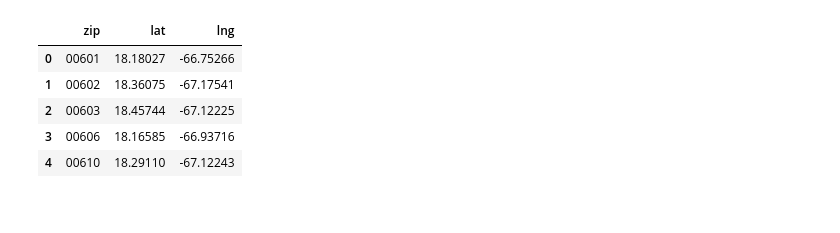
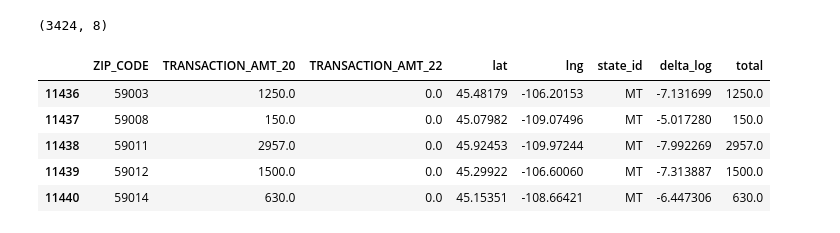
Before and after one commit to kennethgu/stats305c-project, a Jupyter notebook: milestone3/exploratory_differences.ipynb, the cells around one changed output. Saved outputs shown, nothing was run; the diff lists cells and outputs as text; code cells hidden in the pictures.

```diff
--- a/milestone3/exploratory_differences.ipynb
+++ b/milestone3/exploratory_differences.ipynb
@@ -40,8 +37,10 @@ agg = pd.merge(agg20, agg22, on='ZIP_CODE', how='outer', suffixes=('_20', '_22')
 # %%
 # import first three columns of ../data/uszips.csv, display first row as five digit strings
-uszips = pd.read_csv('../data/uszips.csv', usecols=['zip', 'lat', 'lng'])
+uszips = pd.read_csv('../data/uszips.csv', usecols=['zip', 'lat', 'lng', 'state_id'])
 uszips['zip'] = uszips['zip'].astype(str).str.zfill(5)
-display(uszips.head())
+
+# merge the two dataframes on ZIP_CODE
+agg = pd.merge(agg20, agg22, on='ZIP_CODE', how='outer', suffixes=('_20', '_22')).fillna(0)
 
 # merge agg with uszips on ZIP_CODE and zip, remove rows in agg that do not have a match in uszips
 agg = pd.merge(agg, uszips, left_on='ZIP_CODE', right_on='zip', how='inner')
@@ -54,10 +53,21 @@ agg["delta_log"] = np.log(agg['TRANSACTION_AMT_22'] + 1) - np.log(agg['TRANSACTI
 
 agg["total"] = agg["TRANSACTION_AMT_20"] + agg["TRANSACTION_AMT_22"]
 agg = agg[agg["total"] >= 50].copy()
+# agg = agg[agg['lat'].isin(['WI'])].copy()
+# agg = agg[agg['lng'] > np.quantile(agg['lng'], 0.85)].copy()
+# pick western states in the contiguous US
+agg = agg[agg['lng'] < -105].copy()
+agg = agg[agg['lat'] > 25].copy()
+agg = agg[agg['lat'] < 50].copy()
+agg.shape
 # %% [output]
-|  | zip | lat | lng |
-| 0 | 00601 | 18.18027 | -66.75266 |
-| 1 | 00602 | 18.36075 | -67.17541 |
-| 2 | 00603 | 18.45744 | -67.12225 |
-| 3 | 00606 | 18.16585 | -66.93716 |
-| 4 | 00610 | 18.29110 | -67.12243 |
+(3424, 8)
+# %%
+agg.head()
+# %% [output]
+|  | ZIP_CODE | TRANSACTION_AMT_20 | TRANSACTION_AMT_22 | lat | lng | state_id | delta_log | total |
+| 11436 | 59003 | 1250.0 | 0.0 | 45.48179 | -106.20153 | MT | -7.131699 | 1250.0 |
+| 11437 | 59008 | 150.0 | 0.0 | 45.07982 | -109.07496 | MT | -5.017280 | 150.0 |
+| 11438 | 59011 | 2957.0 | 0.0 | 45.92453 | -109.97244 | MT | -7.992269 | 2957.0 |
+| 11439 | 59012 | 1500.0 | 0.0 | 45.29922 | -106.60060 | MT | -7.313887 | 1500.0 |
+| 11440 | 59014 | 630.0 | 0.0 | 45.15351 | -108.66421 | MT | -6.447306 | 630.0 |
```
Also changed, not shown: parts of 18 cells of this notebook, 1 other file.
